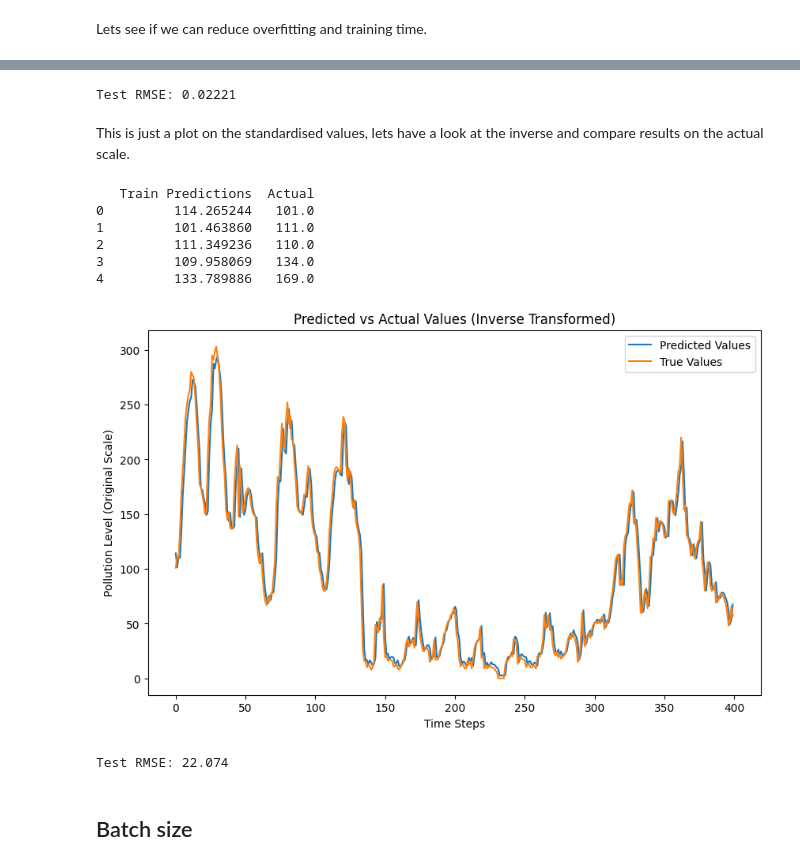
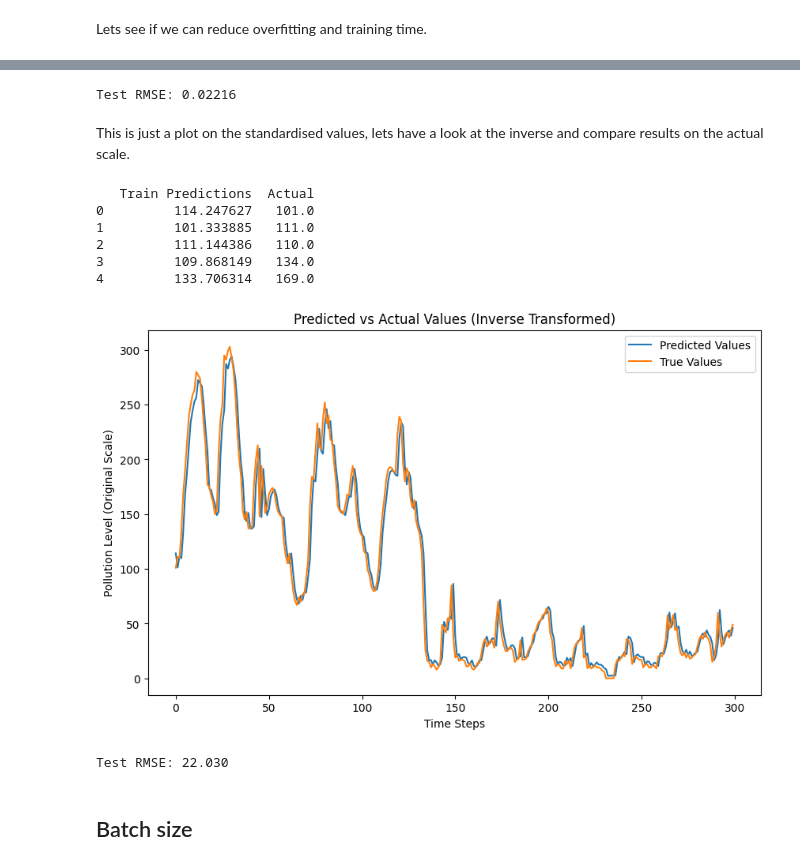
Before and after one commit to djjjones6/Group_Assessment_2, a Jupyter notebook: imran_v/LSTM_model.ipynb, the cells around one changed output, grey strips where cells are left out. Cells and saved outputs as stored; diff of their text form; code cells hidden in the pictures.

```diff
--- a/imran_v/LSTM_model.ipynb
+++ b/imran_v/LSTM_model.ipynb
@@ -115,10 +113,10 @@ tf.random.set_seed(7)
 
 model = Sequential()
 model.add(Input(shape=(X_train.shape[1], 1)))
-model.add(LSTM(units=50, return_sequences=False))
+model.add(LSTM(units=50, return_sequences=False)) #return_sequences = False used, common in time series prediction and non-stacked models
 model.add(Dense(1))
 
-model.compile(optimizer='adam', loss='mean_squared_error', metrics=[RootMeanSquaredError()])
+model.compile(optimizer=Adam(learning_rate=0.001), loss='mean_squared_error', metrics=[RootMeanSquaredError()])
 
 initial_weights = model.get_weights()
 
@@ -263,48 +247,48 @@ plt.show()
 rmse = sqrt(mse(y_test, test_predictions))
 print('Test RMSE: %.5f' % rmse)
 # %% [output]
-Test RMSE: 0.02221
+Test RMSE: 0.02216
 # %% [markdown]
 This is just a plot on the standardised values, lets have a look at the inverse and compare results on the actual scale.
 # %%
 # Assume scaler is the same scaler used to normalize the data
 # Reverse the scaling for both predictions and actual values
 
 # Inverse transform for predicted values
 test_predictions_scaled = scaler.inverse_transform(test_predictions.reshape(-1, 1)).flatten()
 
 # Inverse transform for actual values (y_test)
 y_test_scaled = scaler.inverse_transform(y_test.reshape(-1, 1)).flatten()
 
 # Create a DataFrame with actual vs predicted values
 test_results = pd.DataFrame(data={'Train Predictions': test_predictions_scaled,
                                   'Actual': y_test_scaled})
 
 # Print the results for a quick check
 print(test_results.head())
 
 # Plot the results
 plt.figure(figsize=(10,6))
-plt.plot(test_results['Train Predictions'][:400], label='Predicted Values')
-plt.plot(test_results['Actual'][:400], label='True Values')
+plt.plot(test_results['Train Predictions'][:300], label='Predicted Values')
+plt.plot(test_results['Actual'][:300], label='True Values')
 plt.legend()
 plt.title('Predicted vs Actual Values (Inverse Transformed)')
 plt.xlabel('Time Steps')
 plt.ylabel('Pollution Level (Original Scale)')
 plt.show()
 # %% [output]
    Train Predictions  Actual
-0         114.265244   101.0
-1         101.463860   111.0
-2         111.349236   110.0
-3         109.958069   134.0
-4         133.789886   169.0
+0         114.247627   101.0
+1         101.333885   111.0
+2         111.144386   110.0
+3         109.868149   134.0
+4         133.706314   169.0
-[figure, old version]
+[figure, new version]
 # %%
 rmse = sqrt(mse(y_test_scaled, test_predictions_scaled))
 print('Test RMSE: %.3f' % rmse)
 # %% [output]
-Test RMSE: 22.074
+Test RMSE: 22.030
 # %% [markdown]
 ## Batch size
 # %% [markdown]
```
Also changed, not shown: parts of 24 cells of this notebook.
